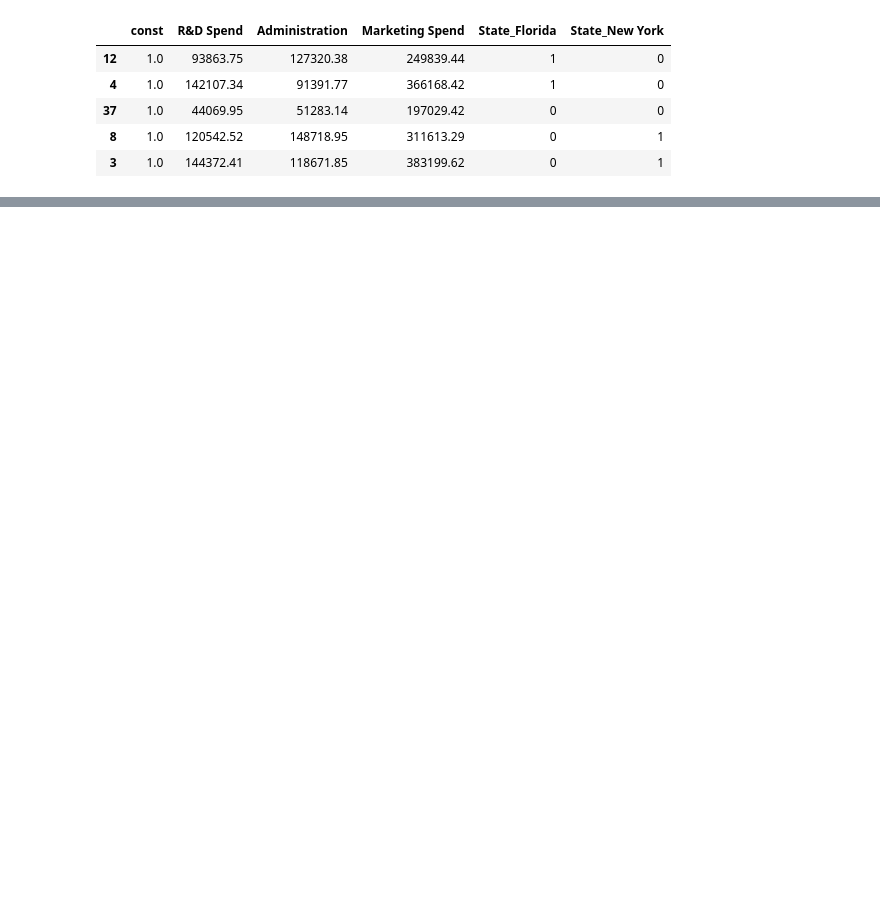
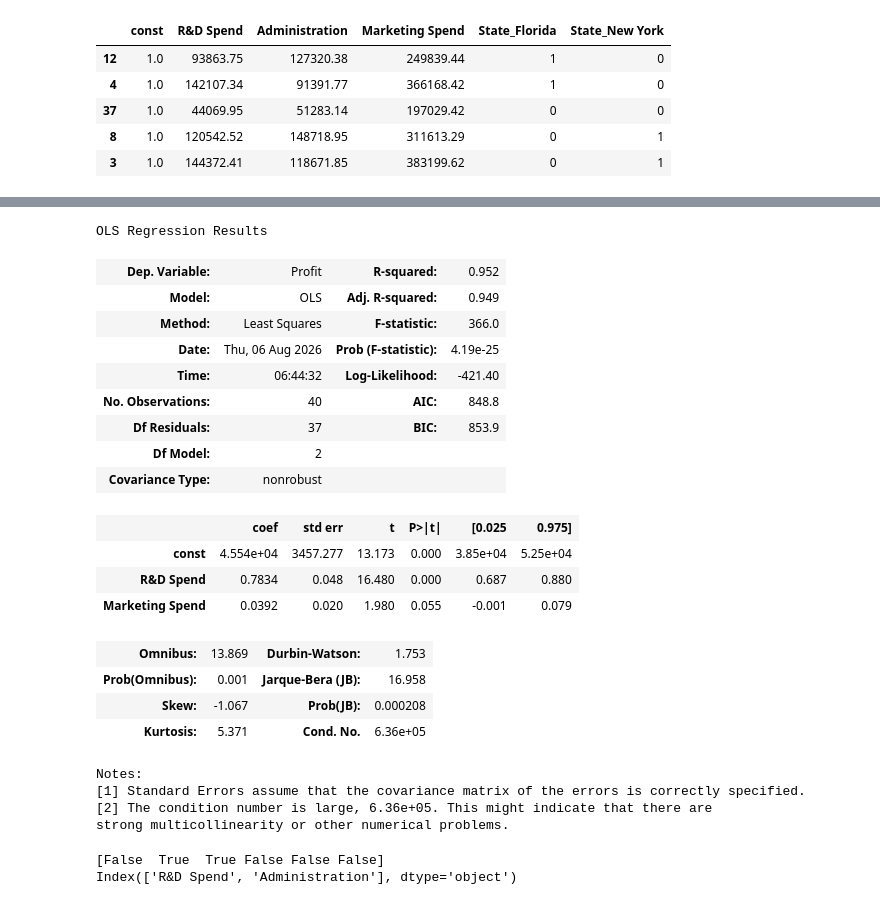
Before and after one commit to umang0015/Ai-DataScience, a Jupyter notebook: 6AugRegression.ipynb, the cells around one changed output, grey strips where cells are left out. Cells and saved outputs as stored; diff of their text form; code cells hidden in the pictures; blank space fills up the shorter version.

```diff
--- a/6AugRegression.ipynb
+++ b/6AugRegression.ipynb
@@ -253,3 +258,15 @@ Notes:
 [1] Standard Errors assume that the covariance matrix of the errors is correctly specified.
 [2] The condition number is large, 6.36e+05. This might indicate that there are
 strong multicollinearity or other numerical problems.
+# %%
+from sklearn.feature_selection import SequentialFeatureSelector
+from sklearn.linear_model import LinearRegression
+regressor = LinearRegression()
+sfs = SequentialFeatureSelector(regressor , n_features_to_select=2, direction='backward')
+
+sfs.fit(X_train , y_train)
+# print the important features
+# print(sfs.get_support())
+
+# extract those features name
+# print(X_train.columns[sfs.get_support()])
@@ -255,0 +280,53 @@ strong multicollinearity or other numerical problems.
+# %%
+# Select 'const', 'R&D Spend', and 'Marketing Spend' from the X_train data
+# These correspond to column indices 0, 1, and 3 respectively in the current X_train DataFrame
+X_opt_final = X_train.iloc[:, [0, 1, 3]]
+
+# Also create the corresponding X_test with these features
+X_test_final = X_test.iloc[:, [0, 1, 3]]
+
+# Fit the OLS model with the selected features
+model_final = sm.OLS(y_train, X_opt_final).fit()
+
+# Display the summary of the final model
+model_final.summary()
+# %% [output]
+OLS Regression Results
+| Dep. Variable: | Profit | R-squared: | 0.952 |
+| Model: | OLS | Adj. R-squared: | 0.949 |
+| Method: | Least Squares | F-statistic: | 366.0 |
+| Date: | Thu, 06 Aug 2026 | Prob (F-statistic): | 4.19e-25 |
+| Time: | 06:44:32 | Log-Likelihood: | -421.40 |
+| No. Observations: | 40 | AIC: | 848.8 |
+| Df Residuals: | 37 | BIC: | 853.9 |
+| Df Model: | 2 |  |  |
+| Covariance Type: | nonrobust |  |  |
+|  | coef | std err | t | P>|t| | [0.025 | 0.975] |
+| const | 4.554e+04 | 3457.277 | 13.173 | 0.000 | 3.85e+04 | 5.25e+04 |
+| R&D Spend | 0.7834 | 0.048 | 16.480 | 0.000 | 0.687 | 0.880 |
+| Marketing Spend | 0.0392 | 0.020 | 1.980 | 0.055 | -0.001 | 0.079 |
+| Omnibus: | 13.869 | Durbin-Watson: | 1.753 |
+| Prob(Omnibus): | 0.001 | Jarque-Bera (JB): | 16.958 |
+| Skew: | -1.067 | Prob(JB): | 0.000208 |
+| Kurtosis: | 5.371 | Cond. No. | 6.36e+05 |
+Notes:
+[1] Standard Errors assume that the covariance matrix of the errors is correctly specified.
+[2] The condition number is large, 6.36e+05. This might indicate that there are
+strong multicollinearity or other numerical problems.
+# %%
+# forward elimination method
+from sklearn.feature_selection import SequentialFeatureSelector
+from sklearn.linear_model import LinearRegression
+regressor = LinearRegression()
+sfs = SequentialFeatureSelector(regressor , n_features_to_select=2, direction='forward')
+
+sfs.fit(X_train , y_train)
+# print the important features
+
+print(sfs.get_support())
+
+# extract those features name
+print(X_train.columns[sfs.get_support()])
+# %% [output]
+[False  True  True False False False]
+Index(['R&D Spend', 'Administration'], dtype='object')
```
Also changed, not shown: parts of 12 cells of this notebook.
